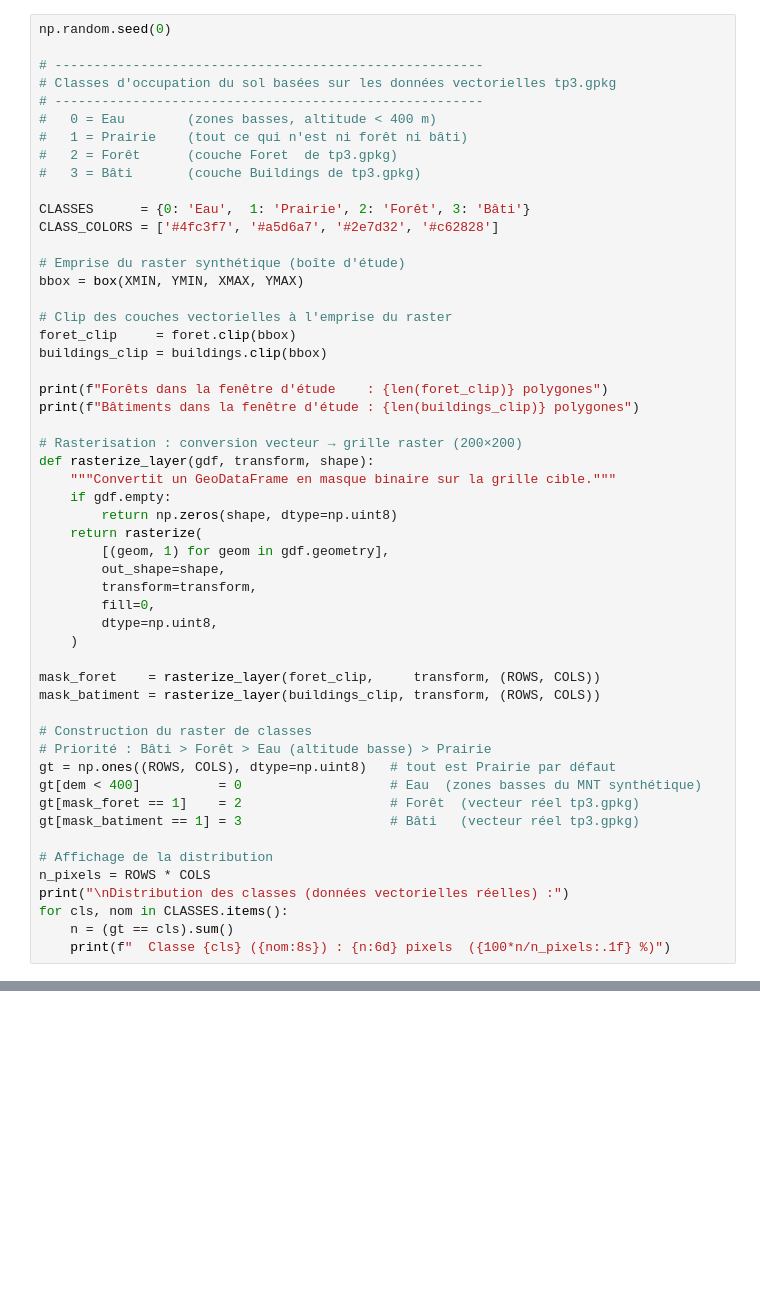
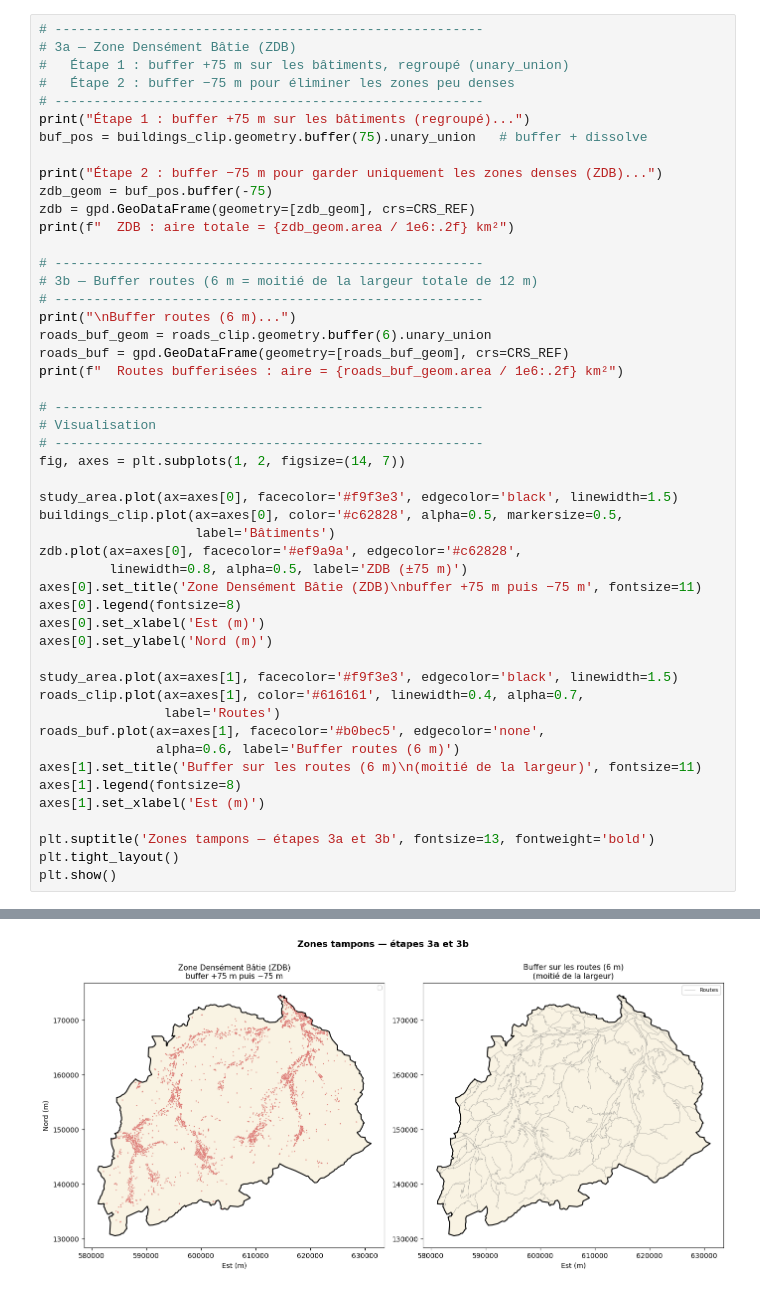
Before and after one commit to gse-unil/2026_Geoinformatique_II, a Jupyter notebook: tps/tp-py03.ipynb, the cells around one changed output, grey strips where cells are left out. Drawn from its saved outputs; the diff is of its cells as text; blank space fills up the shorter version.

```diff
--- a/tps/tp-py03.ipynb
+++ b/tps/tp-py03.ipynb
@@ -244,53 +216,50 @@ On va simuler une image multispectrale à 4 bandes calée sur le même MNT :
 # %%
-np.random.seed(0)
+# -------------------------------------------------------
+# 3a — Zone Densément Bâtie (ZDB)
+#   Étape 1 : buffer +75 m sur les bâtiments, regroupé (unary_union)
+#   Étape 2 : buffer −75 m pour éliminer les zones peu denses
+# -------------------------------------------------------
+print("Étape 1 : buffer +75 m sur les bâtiments (regroupé)...")
+buf_pos = buildings_clip.geometry.buffer(75).unary_union   # buffer + dissolve
+
+print("Étape 2 : buffer −75 m pour garder uniquement les zones denses (ZDB)...")
+zdb_geom = buf_pos.buffer(-75)
+zdb = gpd.GeoDataFrame(geometry=[zdb_geom], crs=CRS_REF)
+print(f"  ZDB : aire totale = {zdb_geom.area / 1e6:.2f} km²")
 
 # -------------------------------------------------------
-# Classes d'occupation du sol basées sur les données vectorielles tp3.gpkg
+# 3b — Buffer routes (6 m = moitié de la largeur totale de 12 m)
 # -------------------------------------------------------
-#   0 = Eau        (zones basses, altitude < 400 m)
-#   1 = Prairie    (tout ce qui n'est ni forêt ni bâti)
-#   2 = Forêt      (couche Foret  de tp3.gpkg)
-#   3 = Bâti       (couche Buildings de tp3.gpkg)
+print("\nBuffer routes (6 m)...")
+roads_buf_geom = roads_clip.geometry.buffer(6).unary_union
+roads_buf = gpd.GeoDataFrame(geometry=[roads_buf_geom], crs=CRS_REF)
+print(f"  Routes bufferisées : aire = {roads_buf_geom.area / 1e6:.2f} km²")
 
-CLASSES      = {0: 'Eau',  1: 'Prairie', 2: 'Forêt', 3: 'Bâti'}
-CLASS_COLORS = ['#4fc3f7', '#a5d6a7', '#2e7d32', '#c62828']
+# -------------------------------------------------------
+# Visualisation
+# -------------------------------------------------------
+fig, axes = plt.subplots(1, 2, figsize=(14, 7))
 
-# Emprise du raster synthétique (boîte d'étude)
-bbox = box(XMIN, YMIN, XMAX, YMAX)
+study_area.plot(ax=axes[0], facecolor='#f9f3e3', edgecolor='black', linewidth=1.5)
+buildings_clip.plot(ax=axes[0], color='#c62828', alpha=0.5, markersize=0.5,
+                    label='Bâtiments')
+zdb.plot(ax=axes[0], facecolor='#ef9a9a', edgecolor='#c62828',
+         linewidth=0.8, alpha=0.5, label='ZDB (±75 m)')
+axes[0].set_title('Zone Densément Bâtie (ZDB)\nbuffer +75 m puis −75 m', fontsize=11)
+axes[0].legend(fontsize=8)
+axes[0].set_xlabel('Est (m)')
+axes[0].set_ylabel('Nord (m)')
 
-# Clip des couches vectorielles à l'emprise du raster
-foret_clip     = foret.clip(bbox)
-buildings_clip = buildings.clip(bbox)
+study_area.plot(ax=axes[1], facecolor='#f9f3e3', edgecolor='black', linewidth=1.5)
+roads_clip.plot(ax=axes[1], color='#616161', linewidth=0.4, alpha=0.7,
+                label='Routes')
+roads_buf.plot(ax=axes[1], facecolor='#b0bec5', edgecolor='none',
+               alpha=0.6, label='Buffer routes (6 m)')
+axes[1].set_title('Buffer sur les routes (6 m)\n(moitié de la largeur)', fontsize=11)
+axes[1].legend(fontsize=8)
+axes[1].set_xlabel('Est (m)')
 
-print(f"Forêts dans la fenêtre d'étude    : {len(foret_clip)} polygones")
-print(f"Bâtiments dans la fenêtre d'étude : {len(buildings_clip)} polygones")
-
-# Rasterisation : conversion vecteur → grille raster (200×200)
-def rasterize_layer(gdf, transform, shape):
-    """Convertit un GeoDataFrame en masque binaire sur la grille cible."""
-    if gdf.empty:
-        return np.zeros(shape, dtype=np.uint8)
-    return rasterize(
-        [(geom, 1) for geom in gdf.geometry],
-        out_shape=shape,
-        transform=transform,
-        fill=0,
-        dtype=np.uint8,
-    )
-
-mask_foret    = rasterize_layer(foret_clip,     transform, (ROWS, COLS))
-mask_batiment = rasterize_layer(buildings_clip, transform, (ROWS, COLS))
-
-# Construction du raster de classes
-# Priorité : Bâti > Forêt > Eau (altitude basse) > Prairie
-gt = np.ones((ROWS, COLS), dtype=np.uint8)   # tout est Prairie par défaut
-gt[dem < 400]          = 0                   # Eau  (zones basses du MNT synthétique)
-gt[mask_foret == 1]    = 2                   # Forêt  (vecteur réel tp3.gpkg)
-gt[mask_batiment == 1] = 3                   # Bâti   (vecteur réel tp3.gpkg)
-
-# Affichage de la distribution
-n_pixels = ROWS * COLS
-print("\nDistribution des classes (données vectorielles réelles) :")
-for cls, nom in CLASSES.items():
-    n = (gt == cls).sum()
-    print(f"  Classe {cls} ({nom:8s}) : {n:6d} pixels  ({100*n/n_pixels:.1f} %)")
+plt.suptitle('Zones tampons — étapes 3a et 3b', fontsize=13, fontweight='bold')
+plt.tight_layout()
+plt.show()
+# %% [output]
@@ -296,0 +272 @@ for cls, nom in CLASSES.items():
+[figure, added]
```
Also changed, not shown: parts of 33 cells of this notebook, 2 other files.
